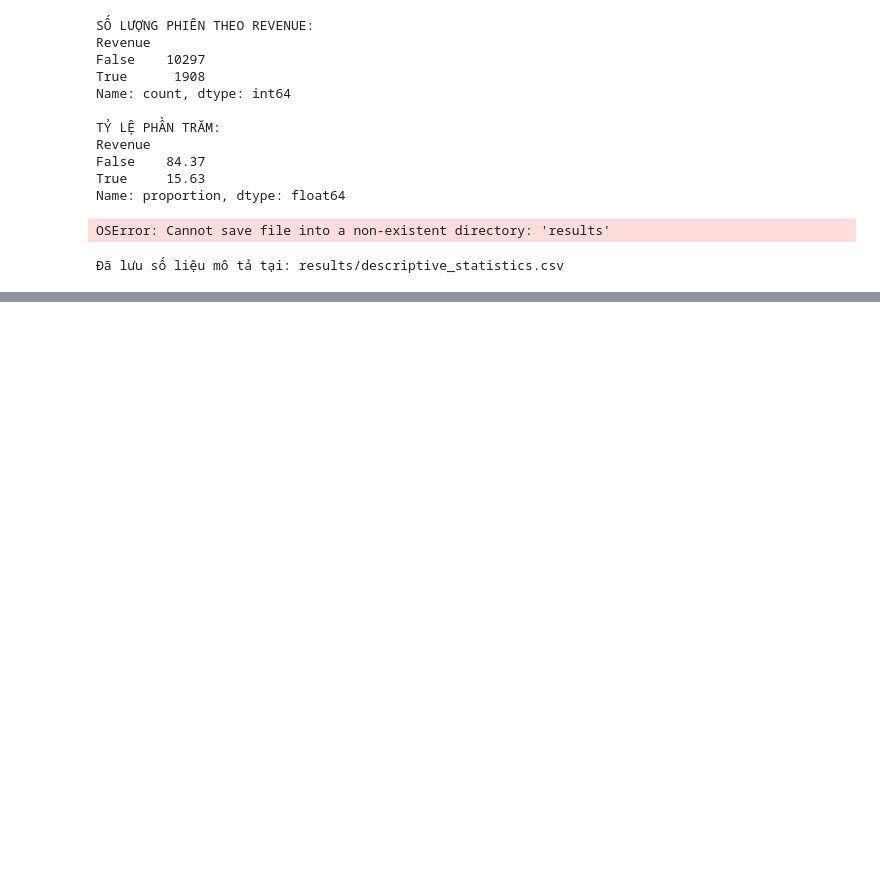
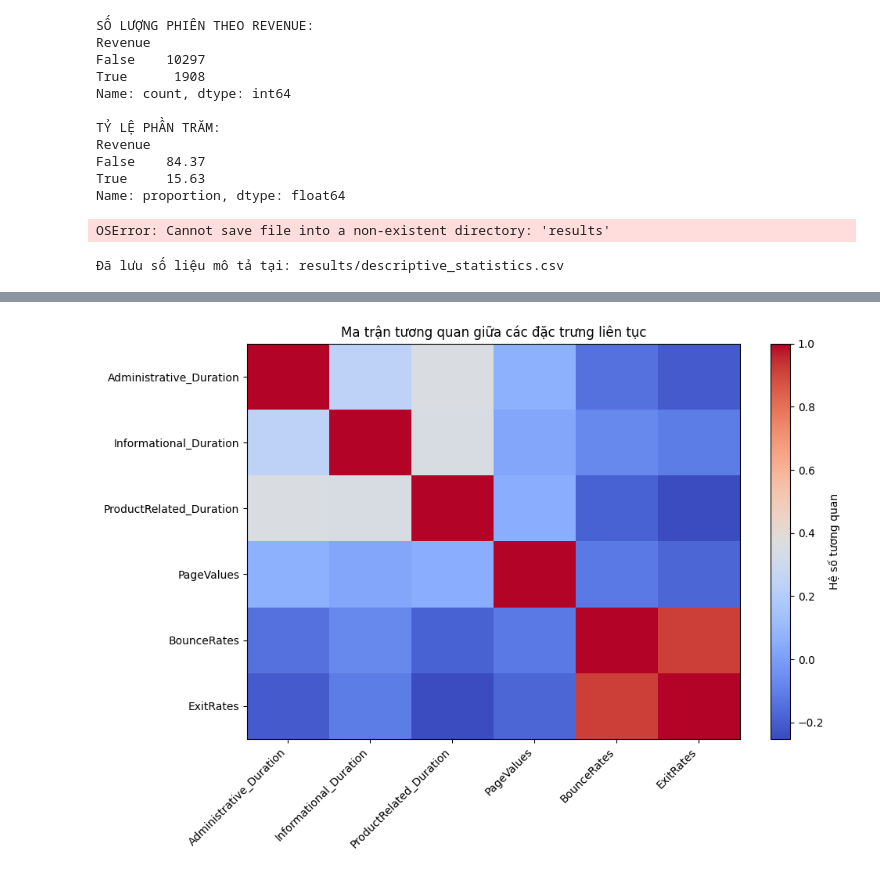
Before and after one commit to Huongly2082004/Online-Shoppers-Purchase-Prediction, a Jupyter notebook: notebooks/01_data_preparation.ipynb, the cells around one changed output, grey strips where cells are left out. Saved outputs shown, nothing was run; the diff lists cells and outputs as text; code cells hidden in the pictures; blank space fills up the shorter version.

```diff
--- a/notebooks/01_data_preparation.ipynb
+++ b/notebooks/01_data_preparation.ipynb
@@ -1732,0 +2016,11 @@ print("Đã lưu số liệu mô tả tại: results/descriptive_statistics.csv"
+# %%
+# Ma trận tương quan giữa các đặc trưng liên tục
+
+import matplotlib.pyplot as plt
+
+correlation = df[continuous_features].corr()
+
+print("MA TRẬN TƯƠNG QUAN")
+print("=" * 50)
+
+display(correlation)
@@ -1732,0 +2037,29 @@ print("Đã lưu số liệu mô tả tại: results/descriptive_statistics.csv"
+# %%
+# Vẽ heatmap ma trận tương quan
+
+import matplotlib.pyplot as plt
+
+plt.figure(figsize=(10, 7))
+
+plt.imshow(correlation, cmap="coolwarm", aspect="auto")
+
+plt.colorbar(label="Hệ số tương quan")
+
+plt.xticks(
+    range(len(correlation.columns)),
+    correlation.columns,
+    rotation=45,
+    ha="right"
+)
+
+plt.yticks(
+    range(len(correlation.columns)),
+    correlation.columns
+)
+
+plt.title("Ma trận tương quan giữa các đặc trưng liên tục")
+
+plt.tight_layout()
+plt.show()
+# %% [output]
+[figure, added]
```
Also changed, not shown: parts of 25 cells of this notebook.
